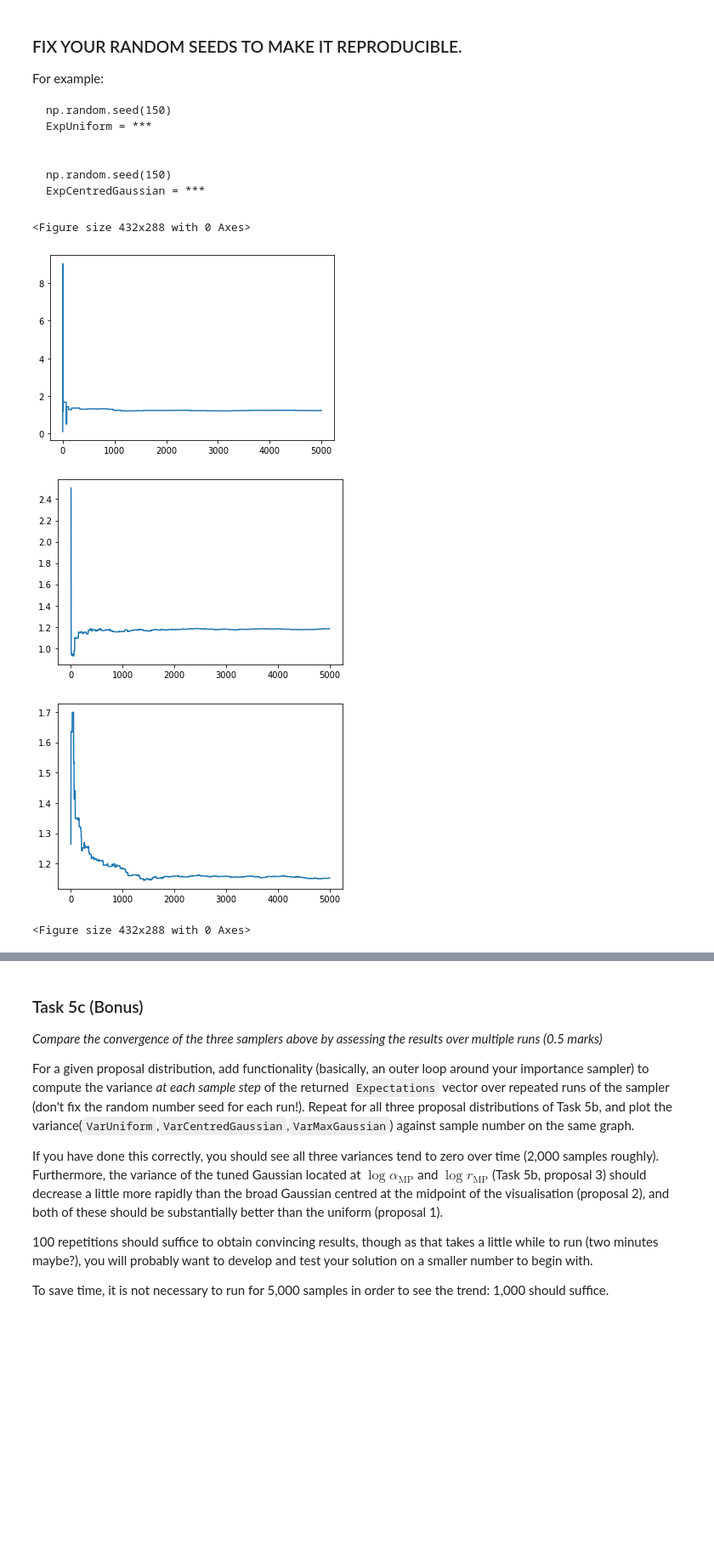
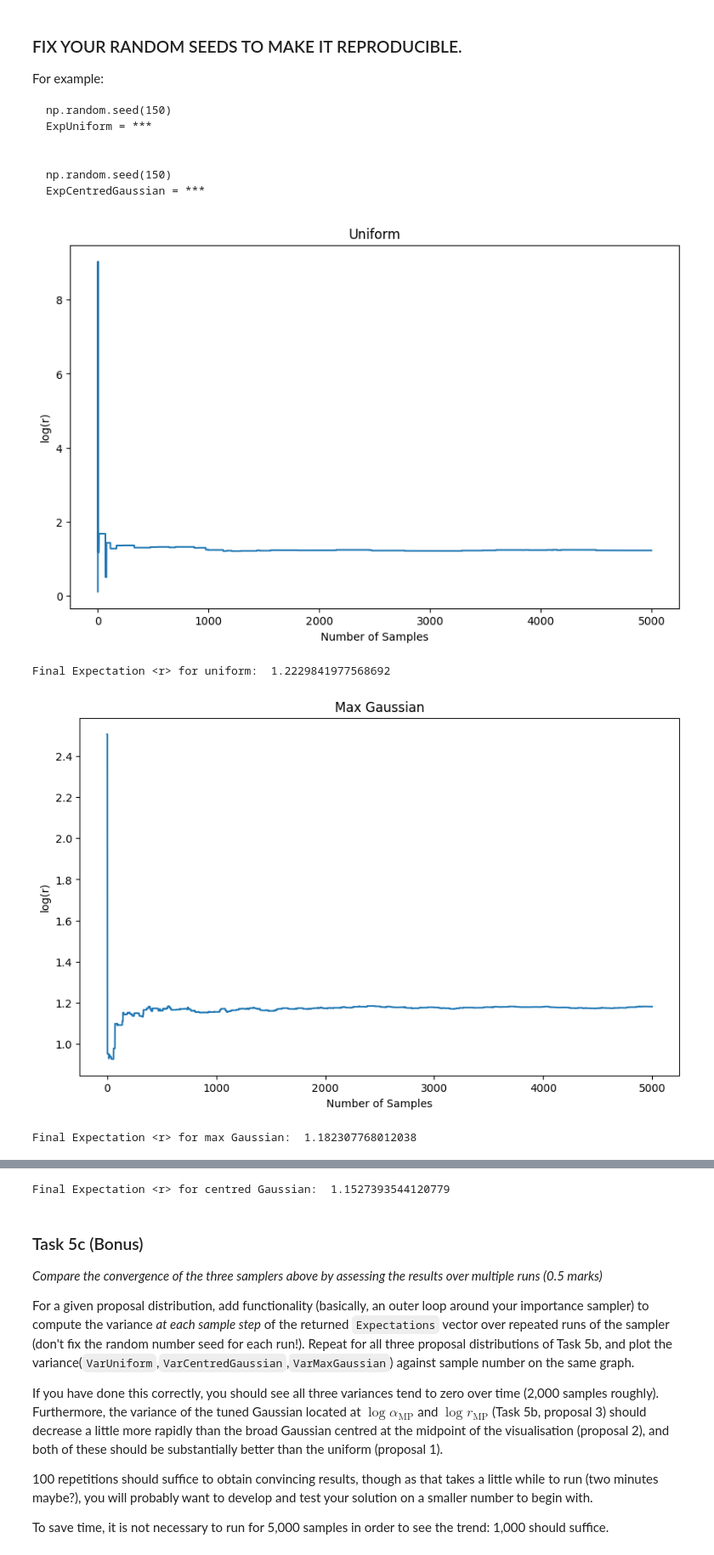
Before and after one commit to rwitobaansheikh/Bayesian_ML, a Jupyter notebook: Coursework/Coursework Zip File (Deadline 8pm, March 22th, 2024)-20240227/Coursework Part 2 2024/CW Part 2/BML_Coursework_Part2.ipynb, the cells around one changed output, grey strips where cells are left out. Shown at 85% size. Cells and saved outputs as stored; diff of their text form; code cells hidden in the pictures; blank space fills up the shorter version.

```diff
--- a/Coursework/Coursework Zip File (Deadline 8pm, March 22th, 2024)-20240227/Coursework Part 2 2024/CW Part 2/BML_Coursework_Part2.ipynb
+++ b/Coursework/Coursework Zip File (Deadline 8pm, March 22th, 2024)-20240227/Coursework Part 2 2024/CW Part 2/BML_Coursework_Part2.ipynb
@@ -366,14 +355,7 @@ For example:
 #### - chart the convergence of the expectation
 #### - print out the final expectation <r>
 
-def pstar(x):
-
-    return np.exp(log_prob_alph_r_given_t(10**x[0], 10**x[1], s2, x_train, y_train, centres))
-
-#uniform
 def qstar(x):
-    #f(x) 1/B-A for A < x <b
-
     log_alp_pdf =1/(log_alpha[-1]-log_alpha[0])
     log_r_pdf =1/(log_r[-1]-log_r[0])
     return log_alp_pdf* log_r_pdf
@@ -393,18 +375,16 @@ def q_star_gcentred(x):
     return log_alp_pdf* log_r_pdf
 
 def q_star_gmax(x):
-    max_alp = np.log10(max_log_alpha)
+    max_alp = np.log10(max_alpha)
 
-    max_r = np.log10(max_log_r)
+    maxr = np.log10(max_r)
     log_alp_sd = 0.75
     log_r_sd = 0.75
     cov_alp =log_alp_sd**2
     cov_r =log_r_sd**2
 
-
-
     log_alp_pdf = stats.multivariate_normal.pdf(x[0], mean = max_alp, cov = cov_alp)
-    log_r_pdf = stats.multivariate_normal.pdf(x[1], mean = max_r, cov =cov_r)
+    log_r_pdf = stats.multivariate_normal.pdf(x[1], mean = maxr, cov =cov_r)
     return log_alp_pdf* log_r_pdf
 
 def qrvs():
@@ -413,7 +393,7 @@ def qrvs_centred():
     return [stats.multivariate_normal.rvs((log_alpha[-1]+log_alpha[0] )/2, ((log_alpha[-1]-log_alpha[0])/6)**2) ,stats.multivariate_normal.rvs((log_r[-1]+log_r[0] )/2, (log_r[-1]-log_r[0])/6)**2 ]
 
 def qrvs_max():
-    return [stats.multivariate_normal.rvs((np.log10(max_log_alpha)), 0.75),stats.multivariate_normal.rvs(np.log10(max_log_r), 0.75 )]
+    return [stats.multivariate_normal.rvs((np.log10(max_alpha)), 0.75),stats.multivariate_normal.rvs(np.log10(max_r), 0.75 )]
 
 def fun(x):
    return 10**x[1]
@@ -431,20 +411,37 @@ ExpMaxGaussian = importance(5000,pstar,q_star_gmax,qrvs_max,fun )
 np.random.seed(150)
 
 ExpCentredGaussian = importance(5000,pstar,q_star_gcentred,qrvs_centred,fun )
-# %%
-# plot for each of the three different proposal distributions
-#### **** YOUR PLOTTING CODE HERE **** ####
-#
-#figure
-plt.plot(ExpUniform, label = 'Uniform')
-plt.figure()
-plt.plot(ExpMaxGaussian, label = 'Max Gaussian')
-plt.figure()
-plt.plot(ExpCentredGaussian, label = 'Centred Gaussian')
-plt.figure()
-# %% [output]
-<Figure size 432x288 with 0 Axes>
-[figure, removed]
-[figure, removed]
-[figure, removed]
-<Figure size 432x288 with 0 Axes>
+# %%
+# plot for each of the three different proposal distributions
+#### **** YOUR PLOTTING CODE HERE **** ####
+#
+
+figuresize=(10,6)
+fig, pl1=plt.subplots(figsize=figuresize)
+pl1.plot(ExpUniform)
+pl1.set_title("Uniform")
+pl1.set_xlabel("Number of Samples")
+pl1.set_ylabel("log(r)")
+plt.show()
+print("Final Expectation <r> for uniform: ",ExpUniform[-1])
+
+fig, pl2=plt.subplots(figsize=figuresize)
+pl2.plot(ExpMaxGaussian)
+pl2.set_title("Max Gaussian")
+pl2.set_xlabel("Number of Samples")
+pl2.set_ylabel("log(r)")
+plt.show()
+print("Final Expectation <r> for max Gaussian: ",ExpMaxGaussian[-1])
+
+fig, pl3=plt.subplots(figsize=figuresize)
+pl3.plot(ExpCentredGaussian)
+pl3.set_title("Centred Gaussian")
+pl3.set_xlabel("Number of Samples")
+pl3.set_ylabel("log(r)")
+plt.show()
+print("Final Expectation <r> for centred Gaussian: ",ExpCentredGaussian[-1])
+# %% [output]
+[figure, added]
+Final Expectation <r> for uniform:  1.2229841977568692
+[figure, added]
+Final Expectation <r> for max Gaussian:  1.182307768012038
@@ -451,3 +449,4 @@ plt.figure()
+Final Expectation <r> for centred Gaussian:  1.1527393544120779
 # %%
 
 #### **** You are free to add cells to make your code and visualization look better. **** ####
```
Also changed, not shown: parts of 13 cells of this notebook, 1 other file.
